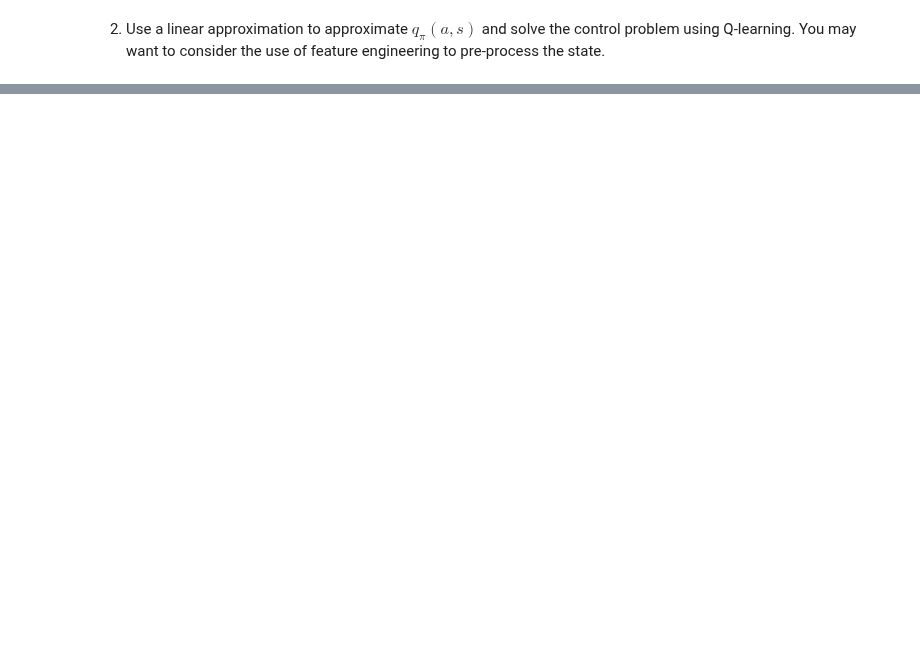
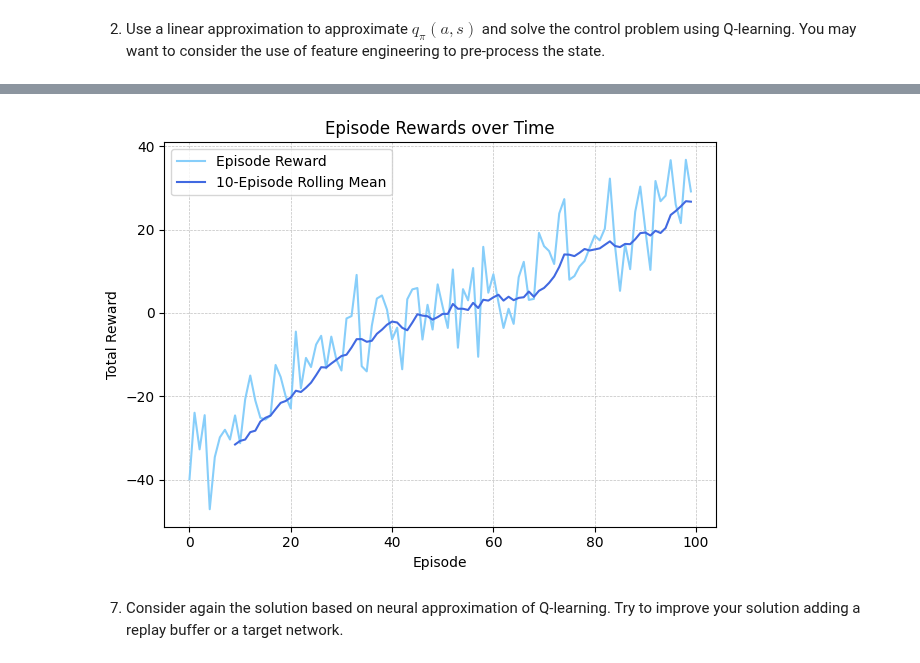
Before and after one commit to kuimetra/reinforcement_learning, a Jupyter notebook: problem_set5/main.ipynb, the cells around one changed output, grey strips where cells are left out. Cells and saved outputs as stored; diff of their text form; code cells hidden in the pictures; blank space fills up the shorter version.

```diff
--- a/problem_set5/main.ipynb
+++ b/problem_set5/main.ipynb
@@ -180,0 +219,10 @@ def select_action(state, epsilon, policy_net):
+# %%
+n_observations = len(get_features(*env.reset()))
+n_actions = env.action_space.n
+
+policy_net = DQN(n_observations, n_actions)
+target_net = DQN(n_observations, n_actions)
+target_net.load_state_dict(policy_net.state_dict())
+
+loss_fn = nn.MSELoss()
+optimizer = optim.AdamW(policy_net.parameters(), lr=1e-4, amsgrad=True)
@@ -180,0 +233,16 @@ def select_action(state, epsilon, policy_net):
+# %%
+plt.plot(nn_rewards, color="lightskyblue", label="Episode Reward")
+plt.plot(pd.Series(nn_rewards).rolling(10).mean(), color="royalblue", label="10-Episode Rolling Mean")
+plt.title("Episode Rewards over Time")
+plt.xlabel("Episode")
+plt.ylabel("Total Reward")
+plt.grid(color="silver", linestyle='--', linewidth=0.5)
+
+plt.legend()
+plt.tight_layout()
+plt.show()
+# %% [output]
+[figure, added]
+# %% [markdown]
+7. Consider again the solution based on neural approximation of Q-learning. Try to improve your
+solution adding a replay buffer or a target network.
```
Also changed, not shown: parts of 20 cells of this notebook.
